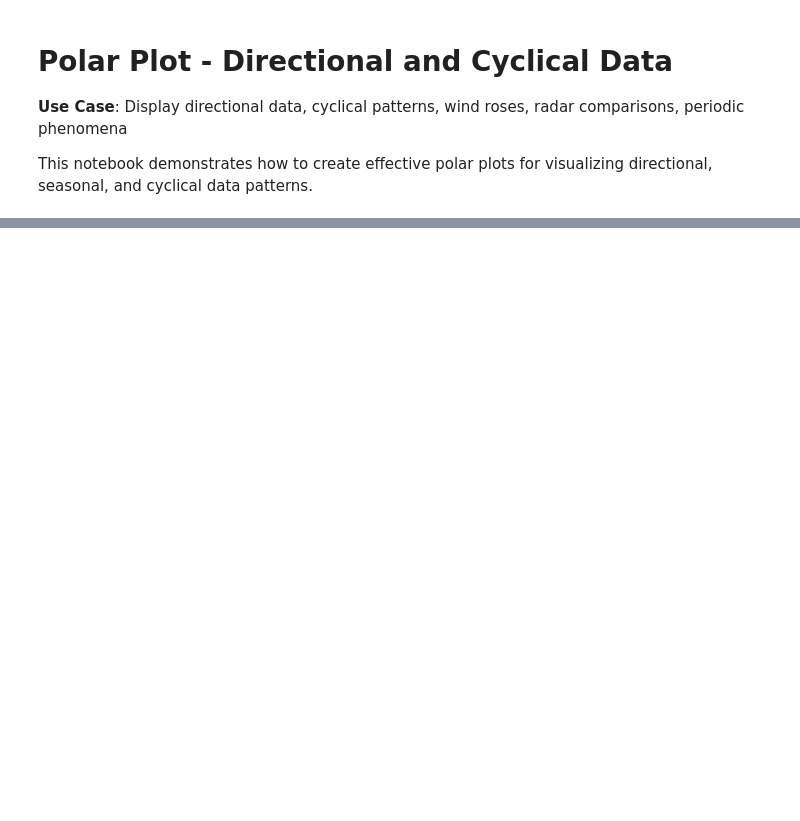
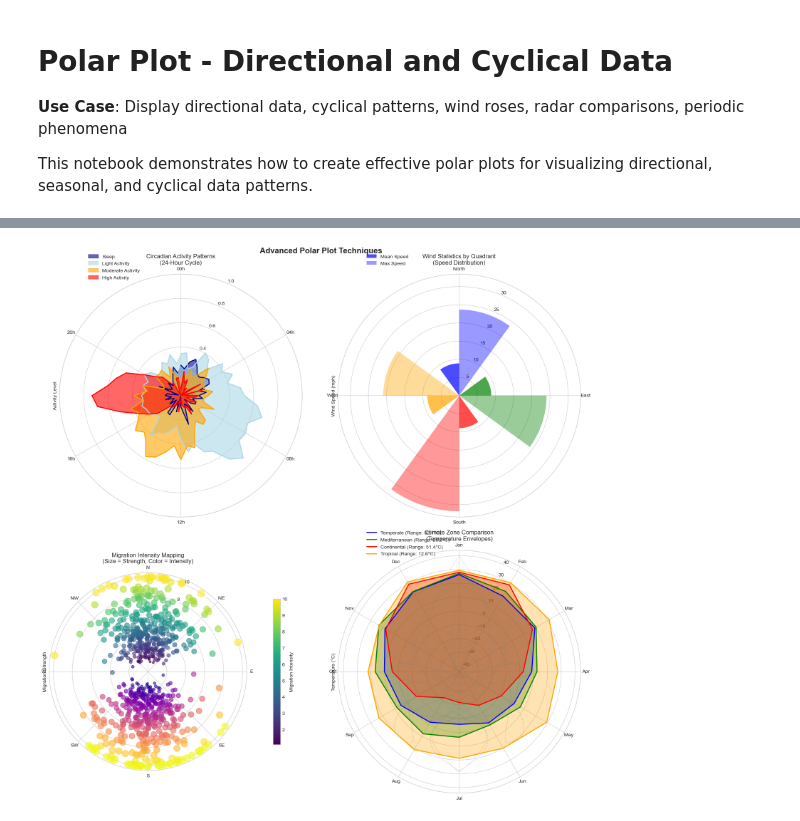
Before and after one commit to ArturasDedinas123/python-dataviz-toolkit, a Jupyter notebook: plot-recipes/19_polar_plot.ipynb, the cells around one changed output, grey strips where cells are left out. Drawn from its saved outputs; the diff is of its cells as text; code cells hidden in the pictures; blank space fills up the shorter version.

```diff
--- a/plot-recipes/19_polar_plot.ipynb
+++ b/plot-recipes/19_polar_plot.ipynb
@@ -384,38 +402,43 @@ cbar.set_label('Migration Intensity')
 # 4. Polar Comparison Plot
 ax4 = axes[1, 1]
 
+# Define colors for climate zones
+colors = ['blue', 'green', 'red', 'orange']
+
 # Compare temperature ranges across climate zones
 for i, climate in enumerate(climate_zones.keys()):
     climate_data = seasonal_df[seasonal_df['Climate'] == climate]
 
     # Calculate moving average for smoother curves
     angles = climate_data['Month_Angle'].values
     temps = climate_data['Temperature'].values
 
     # Create closed curve by repeating first point
     angles_closed = np.append(angles, angles[0])
     temps_closed = np.append(temps, temps[0])
 
     # Plot filled area
     ax4.fill(angles_closed, temps_closed, alpha=0.3, color=colors[i])
     ax4.plot(angles_closed, temps_closed, color=colors[i], linewidth=2,
             label=f'{climate} (Range: {temps.max()-temps.min():.1f}°C)')
 
 # Add reference circles for temperature ranges
 temp_ranges = [0, 10, 20, 30, 40]
 for temp in temp_ranges:
     circle = Circle((0, 0), temp, fill=False, color='gray', alpha=0.3, linestyle='--')
     ax4.add_patch(circle)
 
 ax4.set_title('Climate Zone Comparison\n(Temperature Envelopes)', pad=20)
 ax4.set_theta_zero_location('N')  # January at top
 ax4.set_theta_direction(-1)
 ax4.set_thetagrids(np.degrees(month_angles), months)
 ax4.set_ylabel('Temperature (°C)')
 ax4.legend(loc='upper left', bbox_to_anchor=(0.1, 1.1))
 
 plt.tight_layout()
 plt.show()
+# %% [output]
+[figure, added]
 # %%
 # Interactive polar plots (Plotly structure)
 print("Interactive Polar Plots (Plotly):")
```
Also changed, not shown: parts of 5 cells of this notebook.
